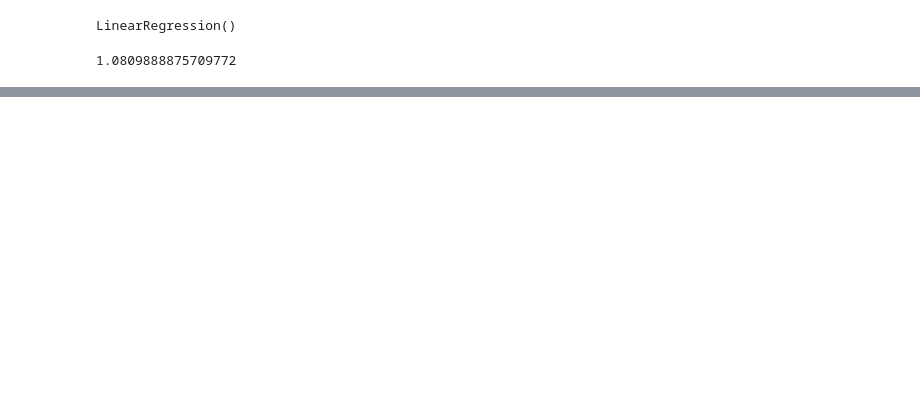
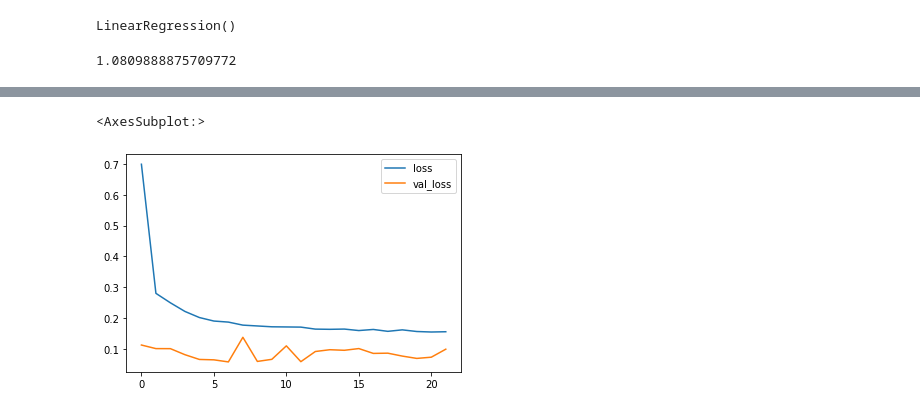
Before and after one commit to abachhu/city-bike-planning, a Jupyter notebook: city-bike-planning.ipynb, the cells around one changed output, grey strips where cells are left out. Cells and saved outputs as stored; diff of their text form; code cells hidden in the pictures; blank space fills up the shorter version.

```diff
--- a/city-bike-planning.ipynb
+++ b/city-bike-planning.ipynb
@@ -569,0 +574,4 @@ mse
+# %%
+scaler = MinMaxScaler()
+X_train = scaler.fit_transform(X_train)
+X_test = scaler.transform(X_test)
@@ -569,0 +585,14 @@ mse
+# %%
+model = Sequential()
+
+model.add(Dense(units = 20, activation = 'relu'))
+model.add(Dropout(.1))
+model.add(Dense(units = 10, activation = 'relu'))
+model.add(Dropout(.1))
+model.add(Dense(units = 10, activation = 'relu'))
+model.add(Dropout(.1))
+model.add(Dense(units = 5, activation = 'relu'))
+model.add(Dropout(.1))
+model.add(Dense(units = 1, activation = 'linear'))
+
+model.compile(loss = 'mean_squared_error', optimizer = 'adam')
@@ -569,0 +625,10 @@ mse
+# %%
+#stops when validation loss is not dropping for 3 epochs
+early_stop = EarlyStopping(monitor = 'val_loss', mode = 'min', patience = 15, verbose = 1)
+# %%
+#Fitting model
+model.fit(X_train, y_train,
+          epochs = 800,
+         validation_data=(X_test, y_test),
+         verbose = 1,
+         callbacks=[early_stop])
@@ -569,0 +653,6 @@ mse
+# %%
+model_loss = pd.DataFrame(model.history.history)
+model_loss.plot()
+# %% [output]
+<AxesSubplot:>
+[figure, added]
```
Also changed, not shown: parts of 17 cells of this notebook.
